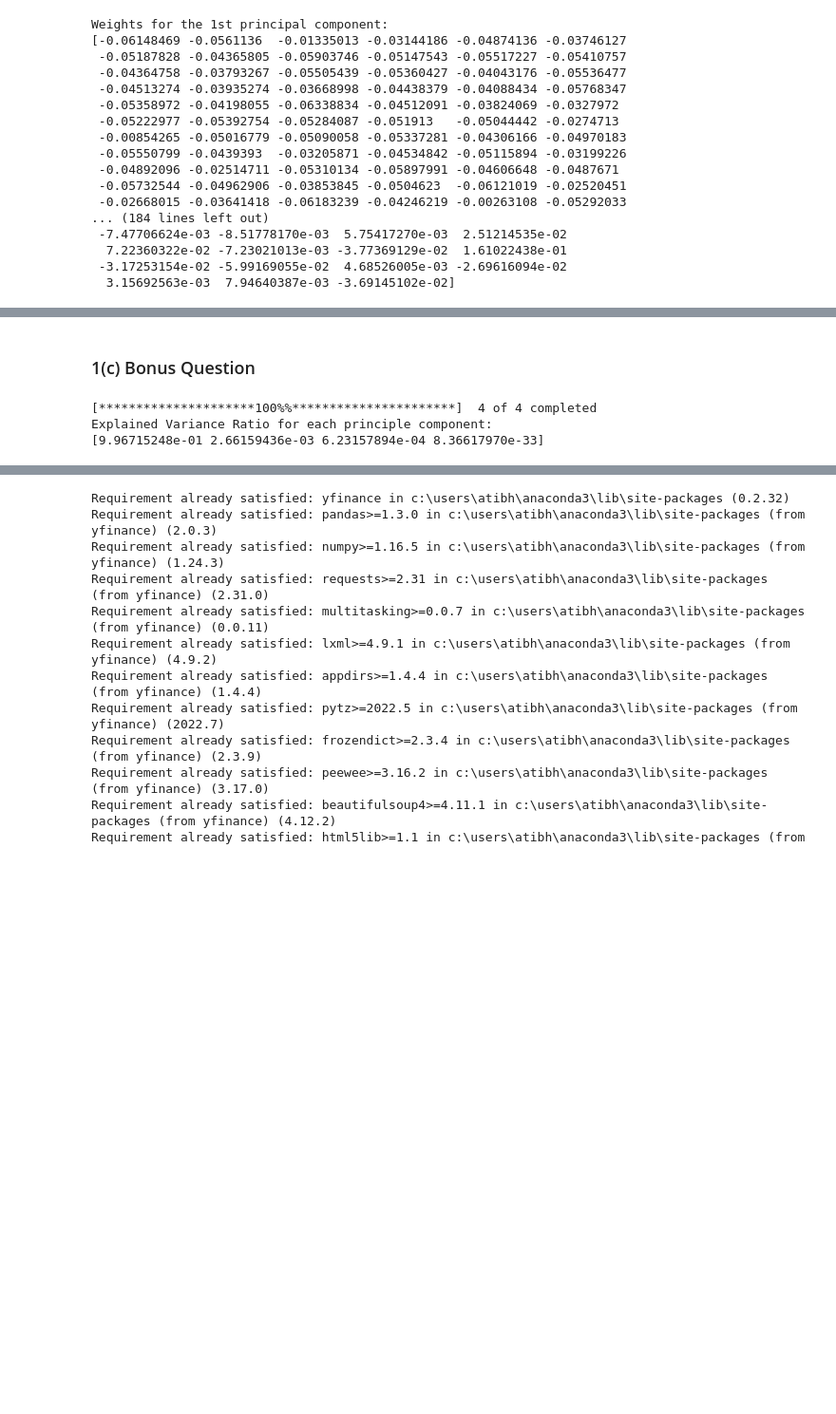
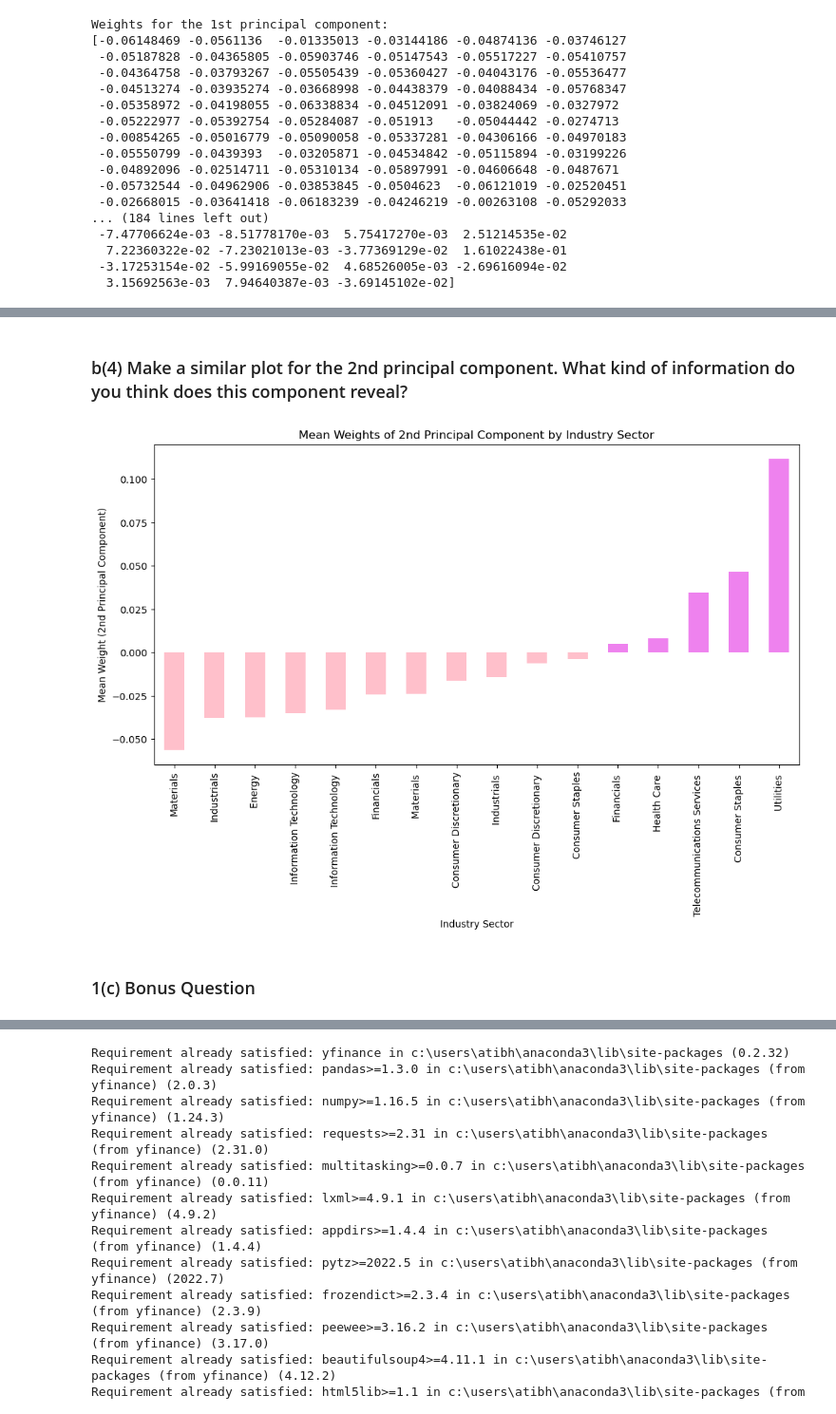
Before and after one commit to atibhav1/IS_733_Data-Mining, a Jupyter notebook: 733 Homework 3.ipynb, the cells around one changed output, grey strips where cells are left out. Shown at 95% size. Drawn from its saved outputs; the diff is of its cells as text; code cells hidden in the pictures; blank space fills up the shorter version.

```diff
--- a/733 Homework 3.ipynb
+++ b/733 Homework 3.ipynb
@@ -292,49 +267,24 @@ plt.show()
-# %% [markdown]
-### 1(c) Bonus Question
-# %%
-import yfinance as yf
-import pandas as pd
-from sklearn.decomposition import PCA
-from sklearn.preprocessing import StandardScaler
-
-# Define a list of stock tickers to fetch data
-stock_tickers = ['AAPL', 'MSFT', 'GOOGL', 'AMZN']
-
-# Fetch stock price data
-stock_data = yf.download(stock_tickers, start='2023-01-01', end='2023-11-27')['Adj Close']
-
-# Drop any columns (tickers) with missing values
-stock_data.dropna(axis=1, inplace=True)
-
-# Check if any tickers were dropped due to missing data
-dropped_tickers = list(set(stock_tickers) - set(stock_data.columns))
-if dropped_tickers:
-    print(f"The following tickers were dropped due to missing data: {dropped_tickers}")
-
-# Transpose the data to have dates as rows and stocks as columns
-stock_data = stock_data.transpose()
-
-# Convert stock_data to a numpy array for StandardScaler
-stock_data_array = stock_data.values  # Convert DataFrame to numpy array
-
-# Standardize the data
-scaler = StandardScaler()
-scaled_data = scaler.fit_transform(stock_data_array)
-
-# Perform PCA
-pca = PCA()
-pca.fit(scaled_data)
-
-# Obtain transformed data using PCA
-pca_transformed = pca.transform(scaled_data)
-
-# Retrieve explained variance ratio
-explained_variance_ratio = pca.explained_variance_ratio_
-
-# Print explained variance ratio for each principal component
-print("Explained Variance Ratio for each principle component:")
-print(explained_variance_ratio)
-# %% [output]
-[*********************100%%**********************]  4 of 4 completed
-Explained Variance Ratio for each principle component:
-[9.96715248e-01 2.66159436e-03 6.23157894e-04 8.36617970e-33]
+# %% [markdown]
+### b(4) Make a similar plot for the 2nd principal component.  What kind of information do you think does this component reveal?
+# %%
+# Extract the weights for the 2nd principal component
+weights_2nd_component = pca.components_[1]
+
+# Merge ticker information with weights for the 2nd principal component
+weights_df_2nd = pd.DataFrame({"Ticker": df_close_prices.columns, "Weight_2nd": weights_2nd_component})
+merged_df_2nd = pd.merge(df_ticker, weights_df_2nd, left_on="ticker", right_on="Ticker")
+
+# Group by industry sector and calculate mean weight for the 2nd principal component
+mean_weights_by_sector_2nd = merged_df_2nd.groupby("sector")["Weight_2nd"].mean().sort_values()
+
+# Create a bar plot for the 2nd principal component
+plt.figure(figsize=(12, 6))
+mean_weights_by_sector_2nd.plot(kind="bar", color=np.where(mean_weights_by_sector_2nd >= 0, 'violet', 'pink'))
+plt.title('Mean Weights of 2nd Principal Component by Industry Sector')
+plt.xlabel('Industry Sector')
+plt.ylabel('Mean Weight (2nd Principal Component)')
+plt.show()
+# %% [output]
+[figure, added]
+# %% [markdown]
+### 1(c) Bonus Question
```
Also changed, not shown: parts of 13 cells of this notebook.
